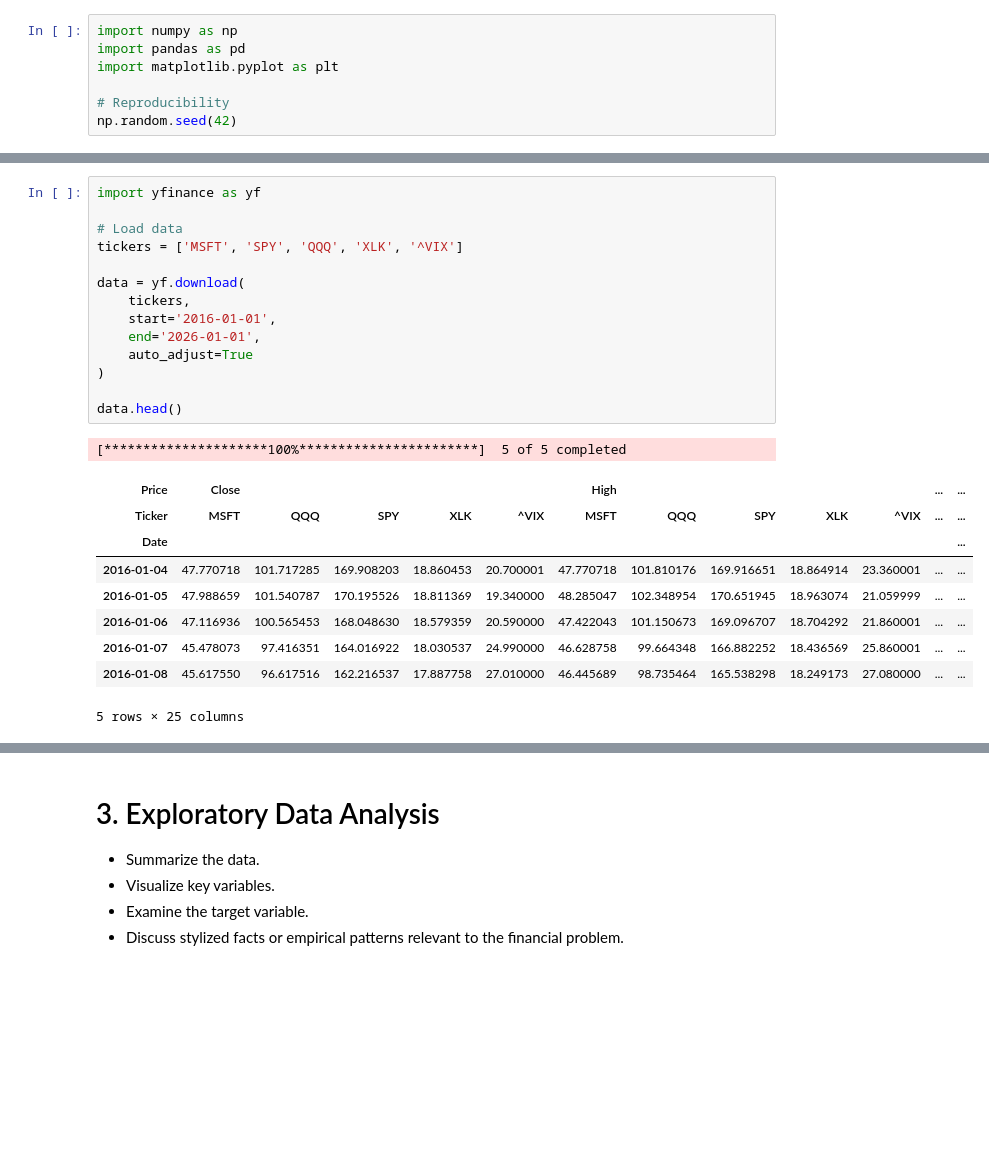
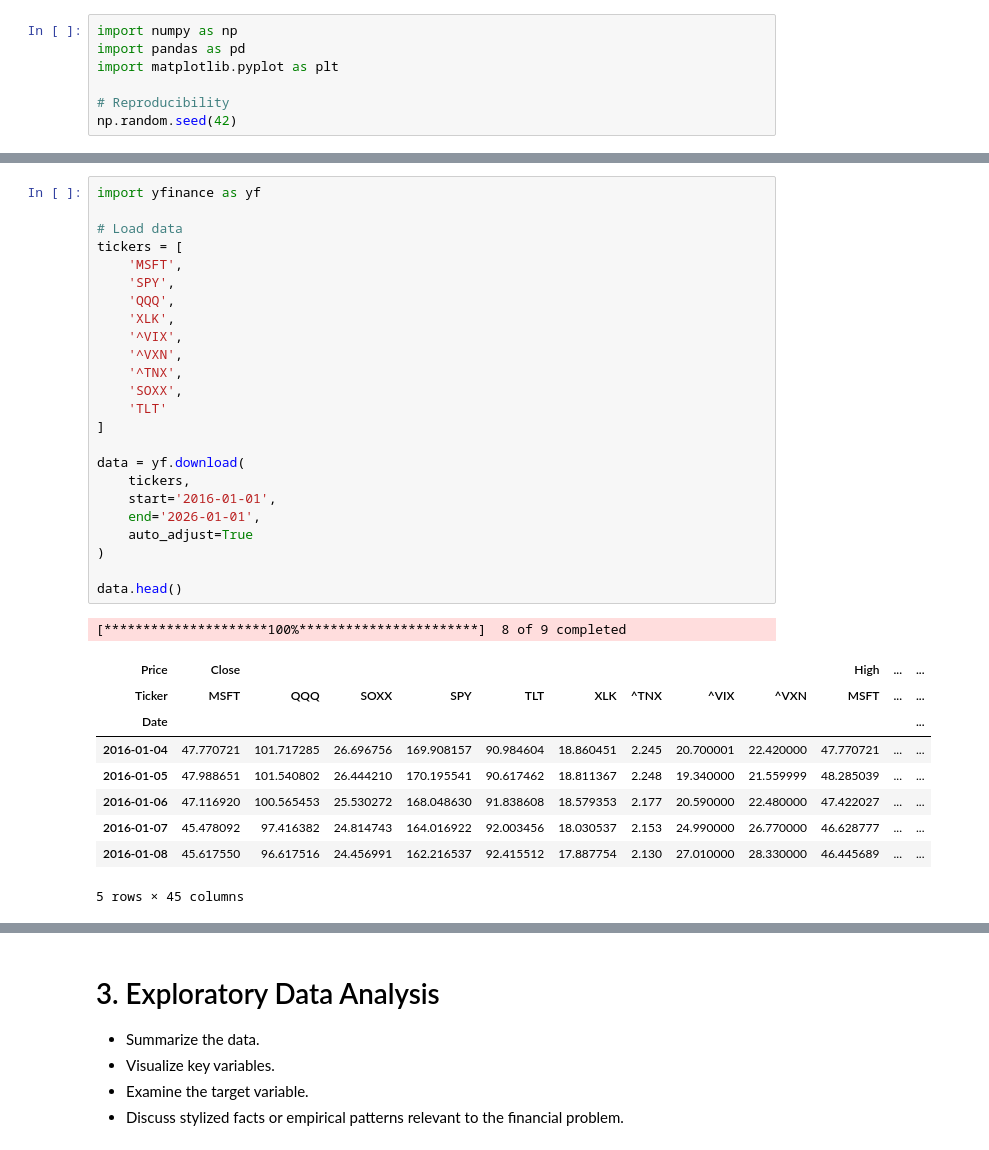
Before and after one commit to Emmaxustar/msft-volatility-prediction, a Jupyter notebook: CFRM521_project_template.ipynb, the cells around one changed output, grey strips where cells are left out. Saved outputs shown, nothing was run; the diff lists cells and outputs as text; blank space fills up the shorter version.

```diff
--- a/CFRM521_project_template.ipynb
+++ b/CFRM521_project_template.ipynb
@@ -67,28 +87,38 @@ np.random.seed(42)
 # %%
 import yfinance as yf
 
 # Load data
-tickers = ['MSFT', 'SPY', 'QQQ', 'XLK', '^VIX']
+tickers = [
+    'MSFT',
+    'SPY',
+    'QQQ',
+    'XLK',
+    '^VIX',
+    '^VXN',
+    '^TNX',
+    'SOXX',
+    'TLT'
+]
 
 data = yf.download(
     tickers,
     start='2016-01-01',
     end='2026-01-01',
     auto_adjust=True
 )
 
 data.head()
 # %% [output]
-[*********************100%***********************]  5 of 5 completed
+[*********************100%***********************]  8 of 9 completed
-| Price | Close |  |  |  |  | High |  |  |  |  | ... | ... |
-| Ticker | MSFT | QQQ | SPY | XLK | ^VIX | MSFT | QQQ | SPY | XLK | ^VIX | ... | ... |
+| Price | Close |  |  |  |  |  |  |  |  | High | ... | ... |
+| Ticker | MSFT | QQQ | SOXX | SPY | TLT | XLK | ^TNX | ^VIX | ^VXN | MSFT | ... | ... |
 | Date |  |  |  |  |  |  |  |  |  |  |  | ... |
-| 2016-01-04 | 47.770718 | 101.717285 | 169.908203 | 18.860453 | 20.700001 | 47.770718 | 101.810176 | 169.916651 | 18.864914 | 23.360001 | ... | ... |
-| 2016-01-05 | 47.988659 | 101.540787 | 170.195526 | 18.811369 | 19.340000 | 48.285047 | 102.348954 | 170.651945 | 18.963074 | 21.059999 | ... | ... |
-| 2016-01-06 | 47.116936 | 100.565453 | 168.048630 | 18.579359 | 20.590000 | 47.422043 | 101.150673 | 169.096707 | 18.704292 | 21.860001 | ... | ... |
-| 2016-01-07 | 45.478073 | 97.416351 | 164.016922 | 18.030537 | 24.990000 | 46.628758 | 99.664348 | 166.882252 | 18.436569 | 25.860001 | ... | ... |
-| 2016-01-08 | 45.617550 | 96.617516 | 162.216537 | 17.887758 | 27.010000 | 46.445689 | 98.735464 | 165.538298 | 18.249173 | 27.080000 | ... | ... |
+| 2016-01-04 | 47.770721 | 101.717285 | 26.696756 | 169.908157 | 90.984604 | 18.860451 | 2.245 | 20.700001 | 22.420000 | 47.770721 | ... | ... |
+| 2016-01-05 | 47.988651 | 101.540802 | 26.444210 | 170.195541 | 90.617462 | 18.811367 | 2.248 | 19.340000 | 21.559999 | 48.285039 | ... | ... |
+| 2016-01-06 | 47.116920 | 100.565453 | 25.530272 | 168.048630 | 91.838608 | 18.579353 | 2.177 | 20.590000 | 22.480000 | 47.422027 | ... | ... |
+| 2016-01-07 | 45.478092 | 97.416382 | 24.814743 | 164.016922 | 92.003456 | 18.030537 | 2.153 | 24.990000 | 26.770000 | 46.628777 | ... | ... |
+| 2016-01-08 | 45.617550 | 96.617516 | 24.456991 | 162.216537 | 92.415512 | 17.887754 | 2.130 | 27.010000 | 28.330000 | 46.445689 | ... | ... |
-5 rows × 25 columns
+5 rows × 45 columns
 # %%
 # Flatten MultiIndex columns
 data.columns = [f"{ticker}_{price}" for price, ticker in data.columns]
```
Also changed, not shown: parts of 18 cells of this notebook.
